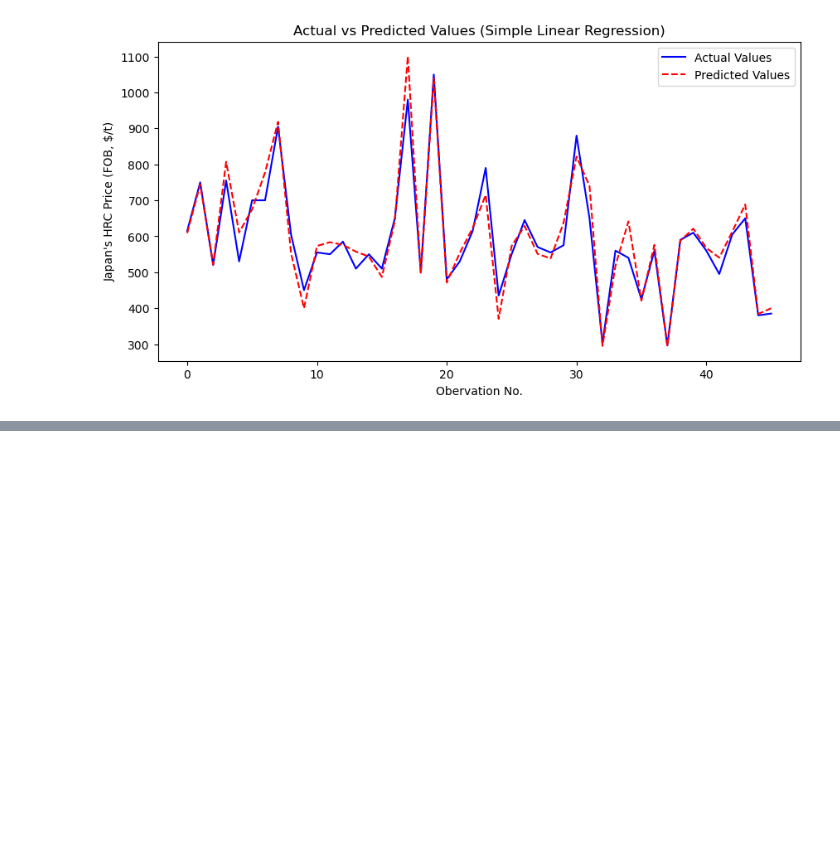
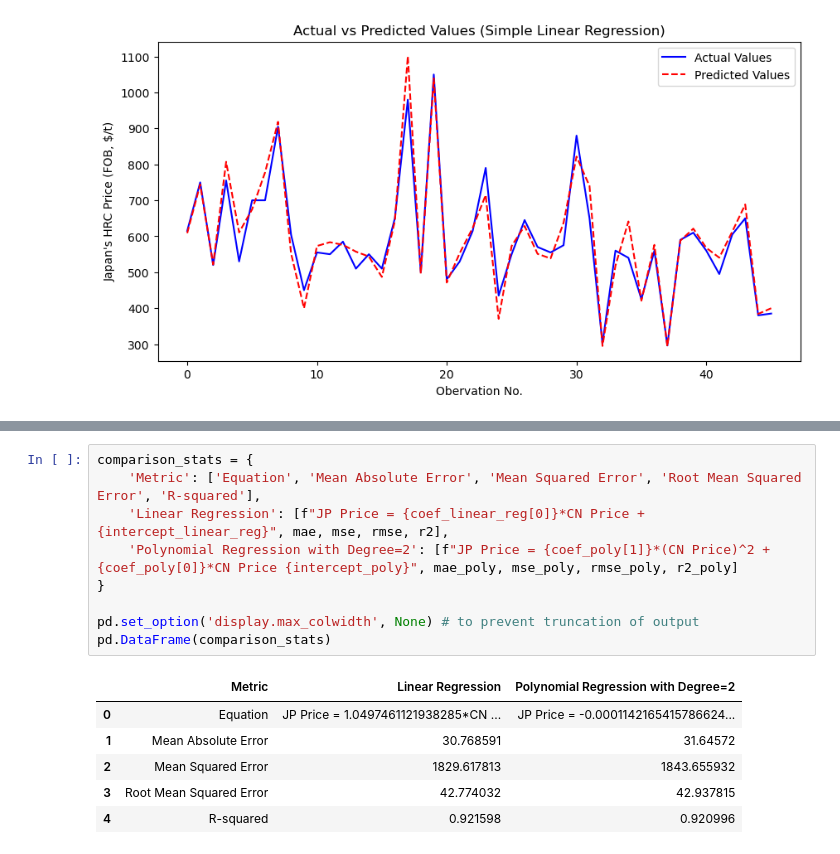
Before and after one commit to nguyenhpnguyen/BT4103-Business-Analytics-Capstone-Project, a Jupyter notebook: notebook/05_hrc_price_Japan_prediction.ipynb, the cells around one changed output, grey strips where cells are left out. Saved outputs shown, nothing was run; the diff lists cells and outputs as text; blank space fills up the shorter version.

```diff
--- a/notebook/05_hrc_price_Japan_prediction.ipynb
+++ b/notebook/05_hrc_price_Japan_prediction.ipynb
@@ -147,0 +220,16 @@ plt.show()
+# %%
+comparison_stats = {
+    'Metric': ['Equation', 'Mean Absolute Error', 'Mean Squared Error', 'Root Mean Squared Error', 'R-squared'],
+    'Linear Regression': [f"JP Price = {coef_linear_reg[0]}*CN Price + {intercept_linear_reg}", mae, mse, rmse, r2],
+    'Polynomial Regression with Degree=2': [f"JP Price = {coef_poly[1]}*(CN Price)^2 + {coef_poly[0]}*CN Price {intercept_poly}", mae_poly, mse_poly, rmse_poly, r2_poly]
+}
+
+pd.set_option('display.max_colwidth', None) # to prevent truncation of output
+pd.DataFrame(comparison_stats)
+# %% [output]
+|  | Metric | Linear Regression | Polynomial Regression with Degree=2 |
+| 0 | Equation | JP Price = 1.0497461121938285*CN ... | JP Price = -0.0001142165415786624... |
+| 1 | Mean Absolute Error | 30.768591 | 31.64572 |
+| 2 | Mean Squared Error | 1829.617813 | 1843.655932 |
+| 3 | Root Mean Squared Error | 42.774032 | 42.937815 |
+| 4 | R-squared | 0.921598 | 0.920996 |
```
Also changed, not shown: parts of 10 cells of this notebook.
